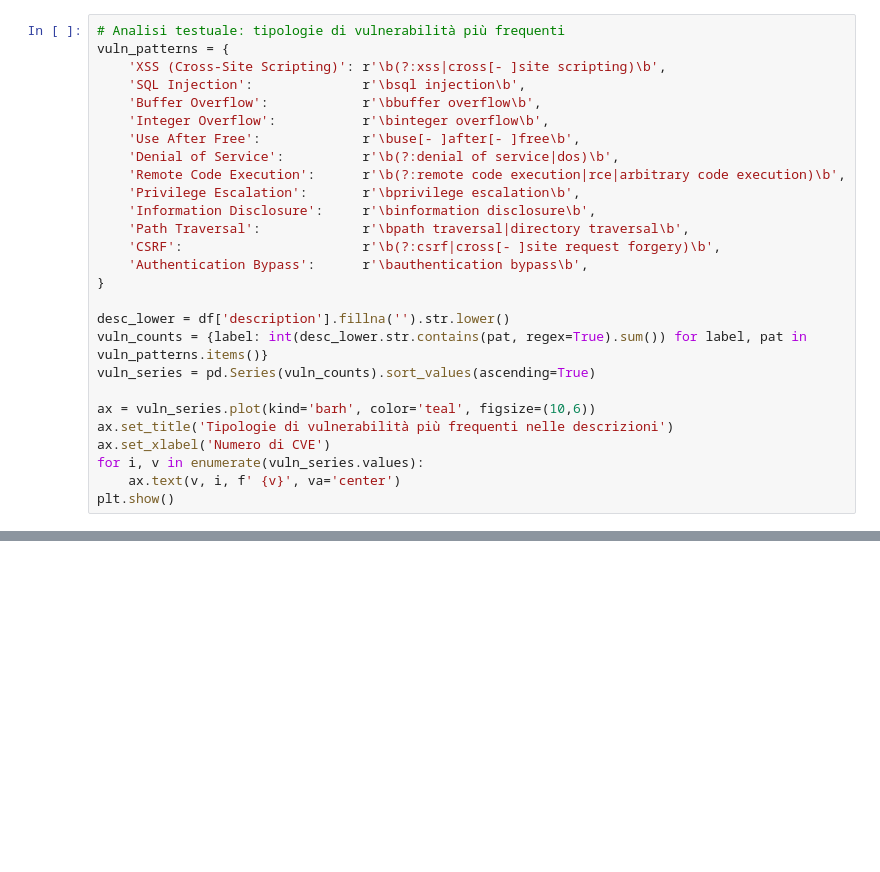
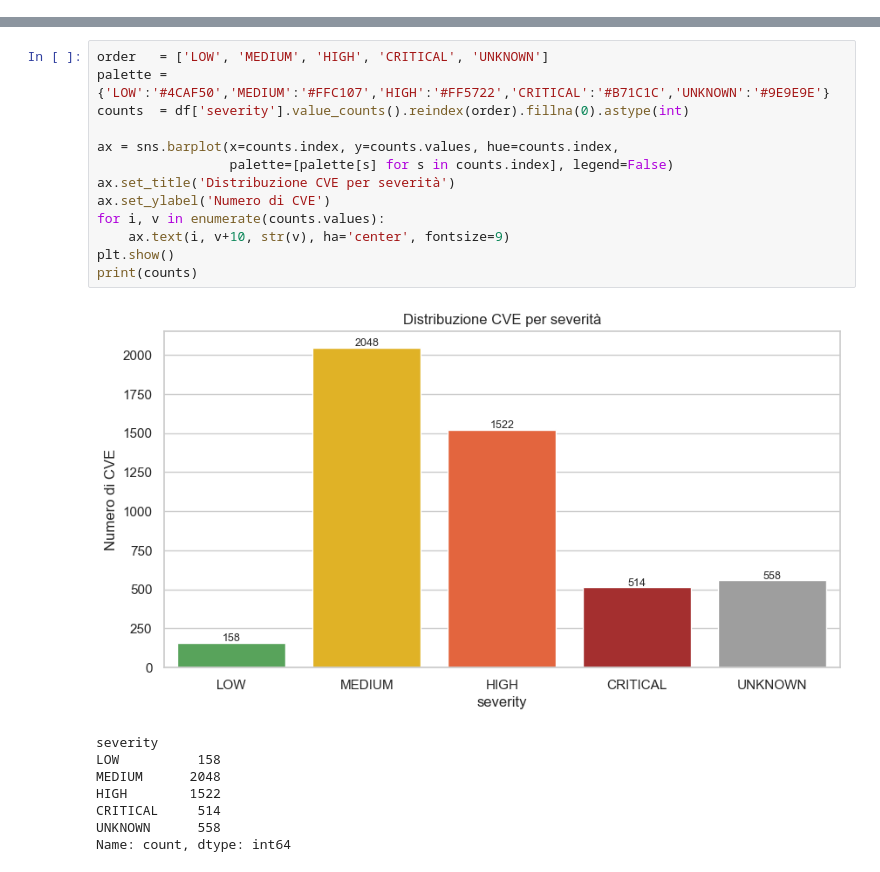
Before and after one commit to manueltomasello/CVE_Analysis_Toma_Tomasello, a Jupyter notebook: cve_analysis.ipynb, the cells around one changed output, grey strips where cells are left out. Cells and saved outputs as stored; diff of their text form; blank space fills up the shorter version.

```diff
--- a/cve_analysis.ipynb
+++ b/cve_analysis.ipynb
@@ -207,27 +0,0 @@ plt.show()
-# %%
-# Analisi testuale: tipologie di vulnerabilità più frequenti
-vuln_patterns = {
-    'XSS (Cross-Site Scripting)': r'\b(?:xss|cross[- ]site scripting)\b',
-    'SQL Injection':              r'\bsql injection\b',
-    'Buffer Overflow':            r'\bbuffer overflow\b',
-    'Integer Overflow':           r'\binteger overflow\b',
-    'Use After Free':             r'\buse[- ]after[- ]free\b',
-    'Denial of Service':          r'\b(?:denial of service|dos)\b',
-    'Remote Code Execution':      r'\b(?:remote code execution|rce|arbitrary code execution)\b',
-    'Privilege Escalation':       r'\bprivilege escalation\b',
-    'Information Disclosure':     r'\binformation disclosure\b',
-    'Path Traversal':             r'\bpath traversal|directory traversal\b',
-    'CSRF':                       r'\b(?:csrf|cross[- ]site request forgery)\b',
-    'Authentication Bypass':      r'\bauthentication bypass\b',
-}
-
-desc_lower = df['description'].fillna('').str.lower()
-vuln_counts = {label: int(desc_lower.str.contains(pat, regex=True).sum()) for label, pat in vuln_patterns.items()}
-vuln_series = pd.Series(vuln_counts).sort_values(ascending=True)
-
-ax = vuln_series.plot(kind='barh', color='teal', figsize=(10,6))
-ax.set_title('Tipologie di vulnerabilità più frequenti nelle descrizioni')
-ax.set_xlabel('Numero di CVE')
-for i, v in enumerate(vuln_series.values):
-    ax.text(v, i, f' {v}', va='center')
-plt.show()
@@ -486,0 +101,22 @@ Logistic Regression  0.996466
+# %%
+order   = ['LOW', 'MEDIUM', 'HIGH', 'CRITICAL', 'UNKNOWN']
+palette = {'LOW':'#4CAF50','MEDIUM':'#FFC107','HIGH':'#FF5722','CRITICAL':'#B71C1C','UNKNOWN':'#9E9E9E'}
+counts  = df['severity'].value_counts().reindex(order).fillna(0).astype(int)
+
+ax = sns.barplot(x=counts.index, y=counts.values, hue=counts.index,
+                 palette=[palette[s] for s in counts.index], legend=False)
+ax.set_title('Distribuzione CVE per severità')
+ax.set_ylabel('Numero di CVE')
+for i, v in enumerate(counts.values):
+    ax.text(i, v+10, str(v), ha='center', fontsize=9)
+plt.show()
+print(counts)
+# %% [output]
+[figure, added]
+severity
+LOW          158
+MEDIUM      2048
+HIGH        1522
+CRITICAL     514
+UNKNOWN      558
+Name: count, dtype: int64
```
Also changed, not shown: parts of 74 cells of this notebook.
